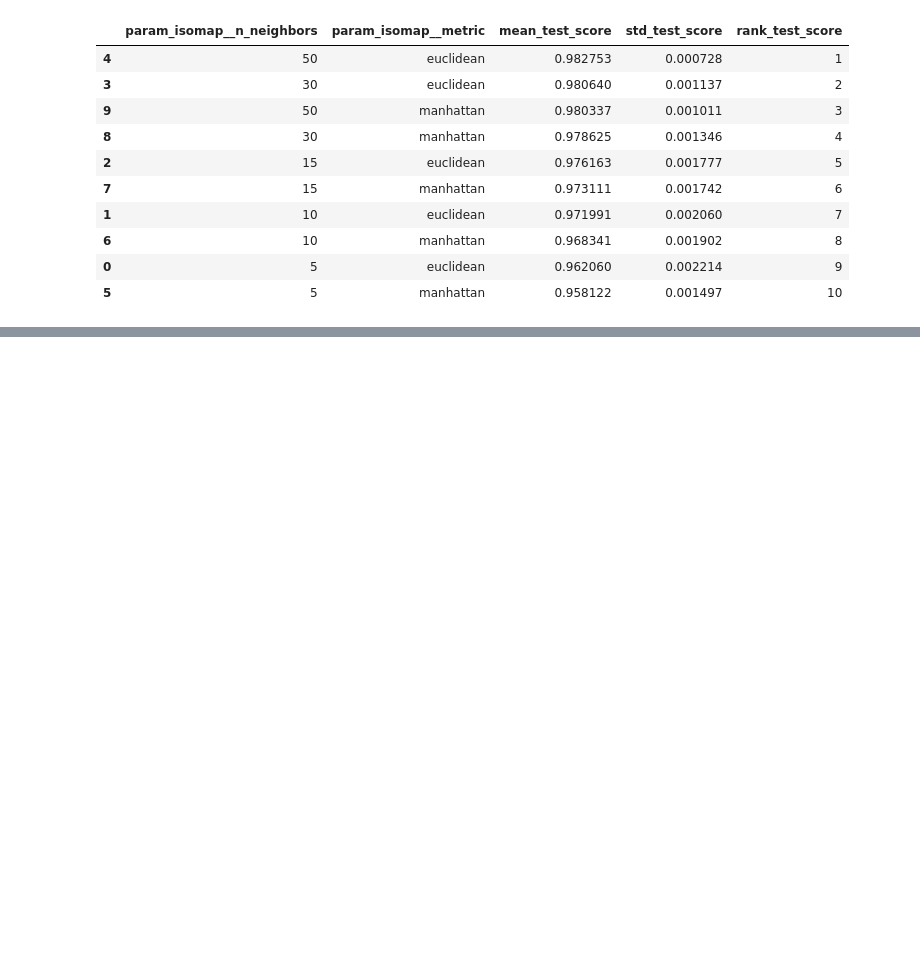
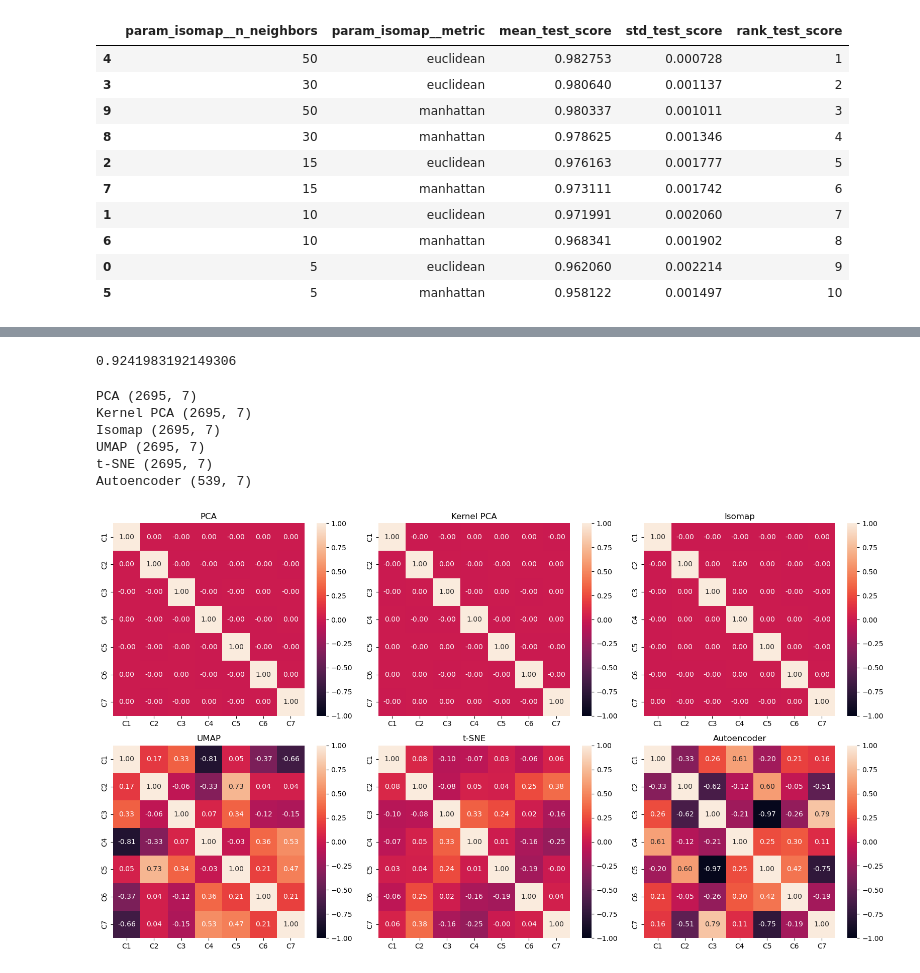
Before and after one commit to aquapuziq/BSU_DA-DS_labs, a Jupyter notebook: factor_analysis/factor_methods.ipynb, the cells around one changed output, grey strips where cells are left out. Cells and saved outputs as stored; diff of their text form; code cells hidden in the pictures; blank space fills up the shorter version.

```diff
--- a/factor_analysis/factor_methods.ipynb
+++ b/factor_analysis/factor_methods.ipynb
@@ -148,8 +170,8 @@ display(isomap_cv_df[['param_isomap__n_neighbors', 'param_isomap__metric', 'mean
 umap_model = Pipeline([('scaler', StandardScaler()), ('umap', umap.UMAP(n_components = 7))])
 
 param_grid_umap = {
-    'n_neighbors': [5, 15, 30, 50],
-    'min_dist': [0.0, 0.1, 0.3, 0.5],
+    'n_neighbors': [10, 30, 50],
+    'min_dist': [0.0, 0.3],
     'metric': ['euclidean', 'manhattan']
 }
 
@@ -205,9 +243,46 @@ with torch.no_grad():
 
 score = trustworthiness(X_test, enc, n_neighbors = 15)
 print(score)
+# %% [output]
+0.9241983192149306
 # %%
 pca.fit(data)
 b_pca = pca.transform(data)
 b_kpca = grid_search_kernelpca.best_estimator_.transform(data)
 b_isomap = grid_search_isomap.best_estimator_.transform(data)
 b_umap = grid_search_umap.best_estimator_.transform(data)
+b_ae = enc
+tsne =  TSNE(n_components = 7, learning_rate = 50, method = 'exact', perplexity = 50)
+b_tsne = tsne.fit_transform(data_scaled)
+# %%
+embeddings = {
+    'PCA': b_pca,
+    'Kernel PCA': b_kpca,
+    'Isomap': b_isomap,
+    'UMAP': b_umap,
+    't-SNE': b_tsne,
+    'Autoencoder': b_ae
+}
+
+for name, model in embeddings.items():
+    print(name, np.asarray(model).shape)
+# %% [output]
+PCA (2695, 7)
+Kernel PCA (2695, 7)
+Isomap (2695, 7)
+UMAP (2695, 7)
+t-SNE (2695, 7)
+Autoencoder (539, 7)
+# %%
+fig, axes = plt.subplots(2, 3, figsize = (16, 9))
+
+for ax, (name, model) in zip(axes.flat, embeddings.items()):
+    model_df = pd.DataFrame(model, columns = [f'C{i + 1}' for i in range(7)])
+
+    sns.heatmap(model_df.corr(), annot = True, fmt = '.2f', vmin = -1, vmax = 1, ax = ax)
+    ax.set_title(name)
+
+plt.tight_layout()
+plt.show()
+# %% [output]
+[figure, added]
```
Also changed, not shown: parts of 3 cells of this notebook.
